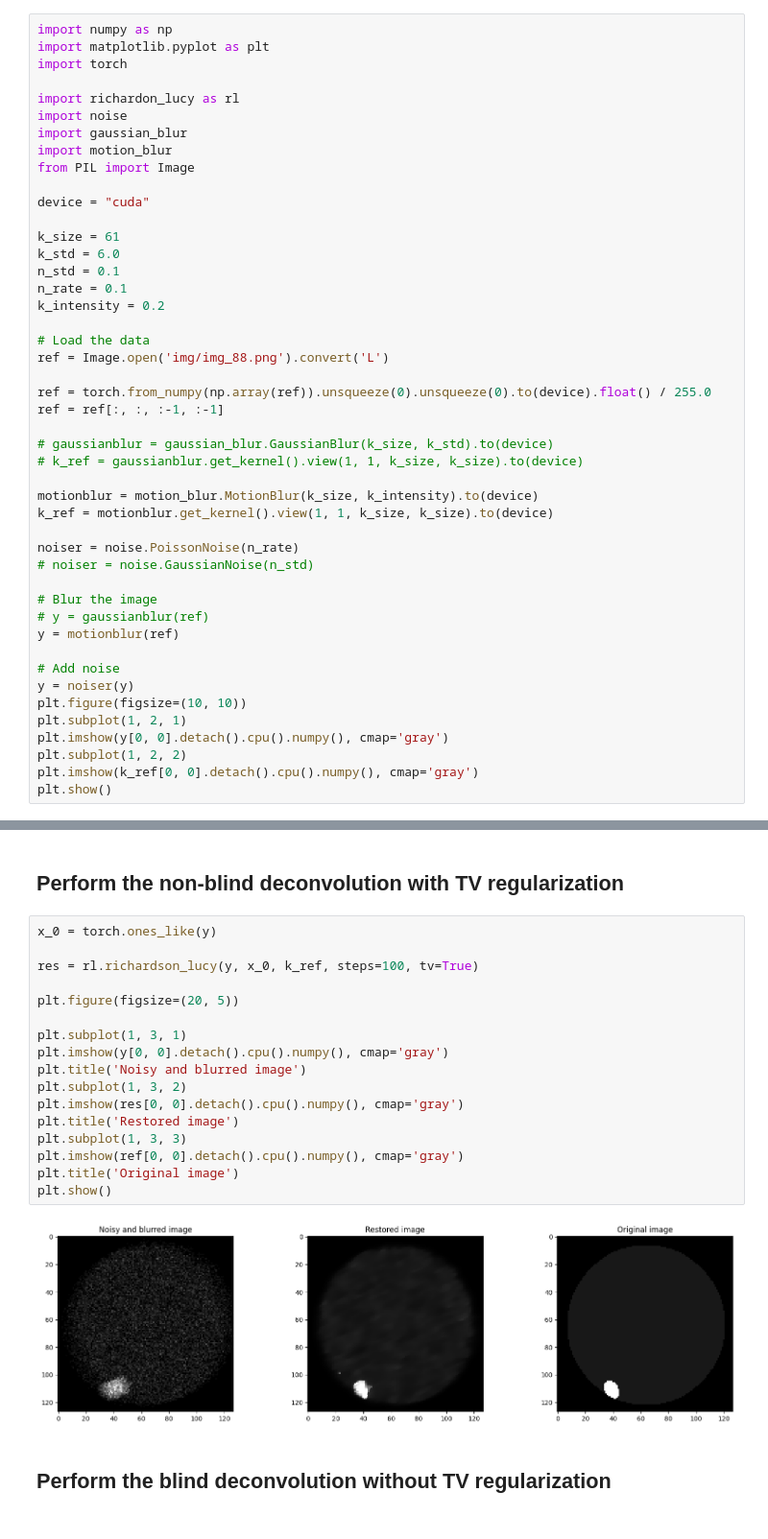
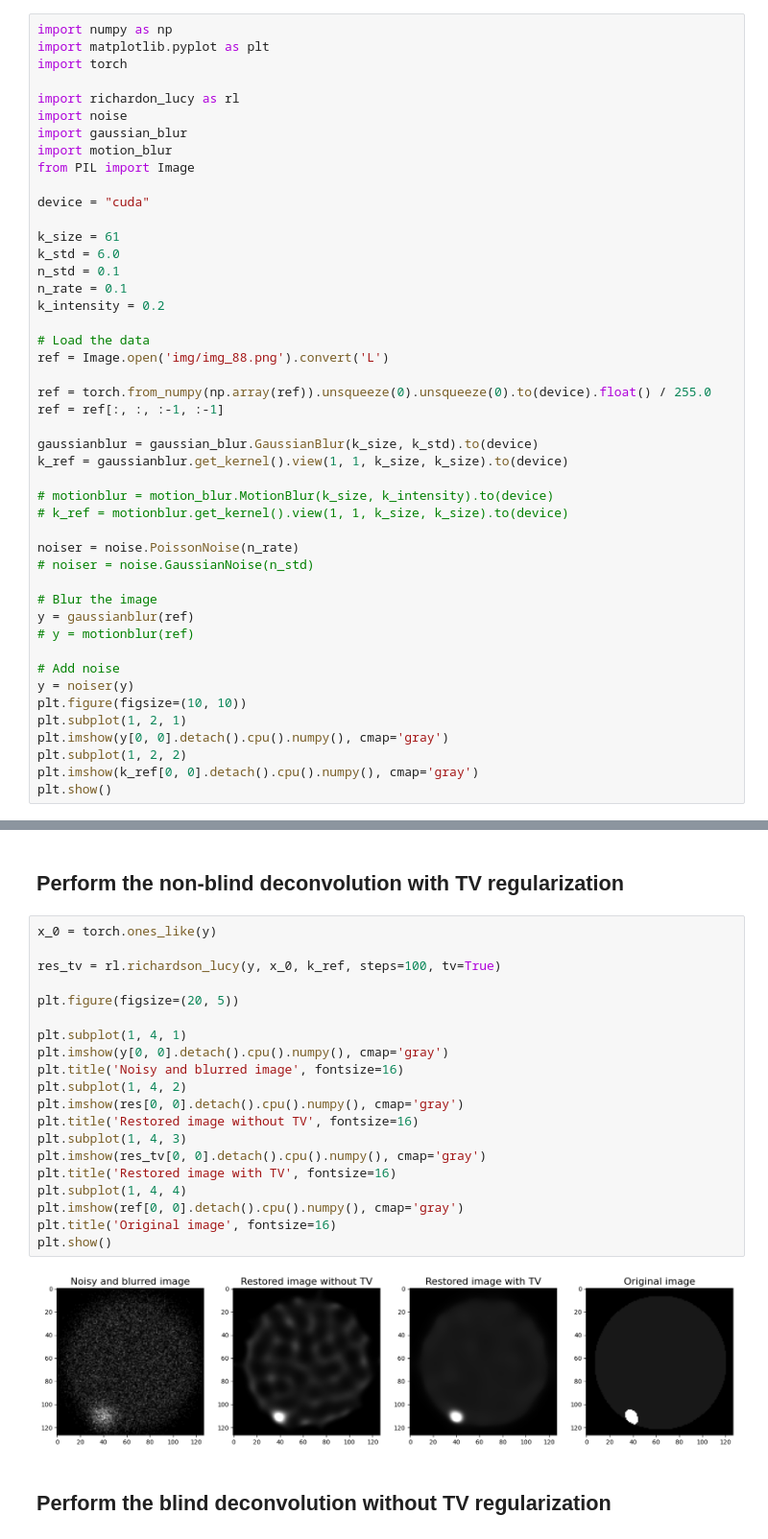
Before and after one commit to Tmodrzyk/richardson-lucy-python, a Jupyter notebook: greyscale.ipynb, the cells around one changed output, grey strips where cells are left out. Shown: that part at 96% size. Saved outputs shown, nothing was run; the diff lists cells and outputs as text.

Commit message:
Add figures to the readme

```diff
--- a/greyscale.ipynb
+++ b/greyscale.ipynb
@@ -27,18 +27,18 @@ ref = Image.open('img/img_88.png').convert('L')
 ref = torch.from_numpy(np.array(ref)).unsqueeze(0).unsqueeze(0).to(device).float() / 255.0
 ref = ref[:, :, :-1, :-1]
 
-# gaussianblur = gaussian_blur.GaussianBlur(k_size, k_std).to(device)
-# k_ref = gaussianblur.get_kernel().view(1, 1, k_size, k_size).to(device)
+gaussianblur = gaussian_blur.GaussianBlur(k_size, k_std).to(device)
+k_ref = gaussianblur.get_kernel().view(1, 1, k_size, k_size).to(device)
 
-motionblur = motion_blur.MotionBlur(k_size, k_intensity).to(device)
-k_ref = motionblur.get_kernel().view(1, 1, k_size, k_size).to(device)
+# motionblur = motion_blur.MotionBlur(k_size, k_intensity).to(device)
+# k_ref = motionblur.get_kernel().view(1, 1, k_size, k_size).to(device)
 
 noiser = noise.PoissonNoise(n_rate)
 # noiser = noise.GaussianNoise(n_std)
 
 # Blur the image
-# y = gaussianblur(ref)
-y = motionblur(ref)
+y = gaussianblur(ref)
+# y = motionblur(ref)
 
 # Add noise
 y = noiser(y)
@@ -76,22 +76,25 @@ plt.show()
 # %%
 x_0 = torch.ones_like(y)
 
-res = rl.richardson_lucy(y, x_0, k_ref, steps=100, tv=True)
+res_tv = rl.richardson_lucy(y, x_0, k_ref, steps=100, tv=True)
 
 plt.figure(figsize=(20, 5))
 
-plt.subplot(1, 3, 1)
+plt.subplot(1, 4, 1)
 plt.imshow(y[0, 0].detach().cpu().numpy(), cmap='gray')
-plt.title('Noisy and blurred image')
-plt.subplot(1, 3, 2)
+plt.title('Noisy and blurred image', fontsize=16)
+plt.subplot(1, 4, 2)
 plt.imshow(res[0, 0].detach().cpu().numpy(), cmap='gray')
-plt.title('Restored image')
-plt.subplot(1, 3, 3)
+plt.title('Restored image without TV', fontsize=16)
+plt.subplot(1, 4, 3)
+plt.imshow(res_tv[0, 0].detach().cpu().numpy(), cmap='gray')
+plt.title('Restored image with TV', fontsize=16)
+plt.subplot(1, 4, 4)
 plt.imshow(ref[0, 0].detach().cpu().numpy(), cmap='gray')
-plt.title('Original image')
+plt.title('Original image', fontsize=16)
 plt.show()
 # %% [output]
-[figure, old version]
+[figure, new version]
 # %% [markdown]
 ## Perform the blind deconvolution without TV regularization
 # %%
```
Also changed, not shown: parts of 4 cells of this notebook, 5 other files.
